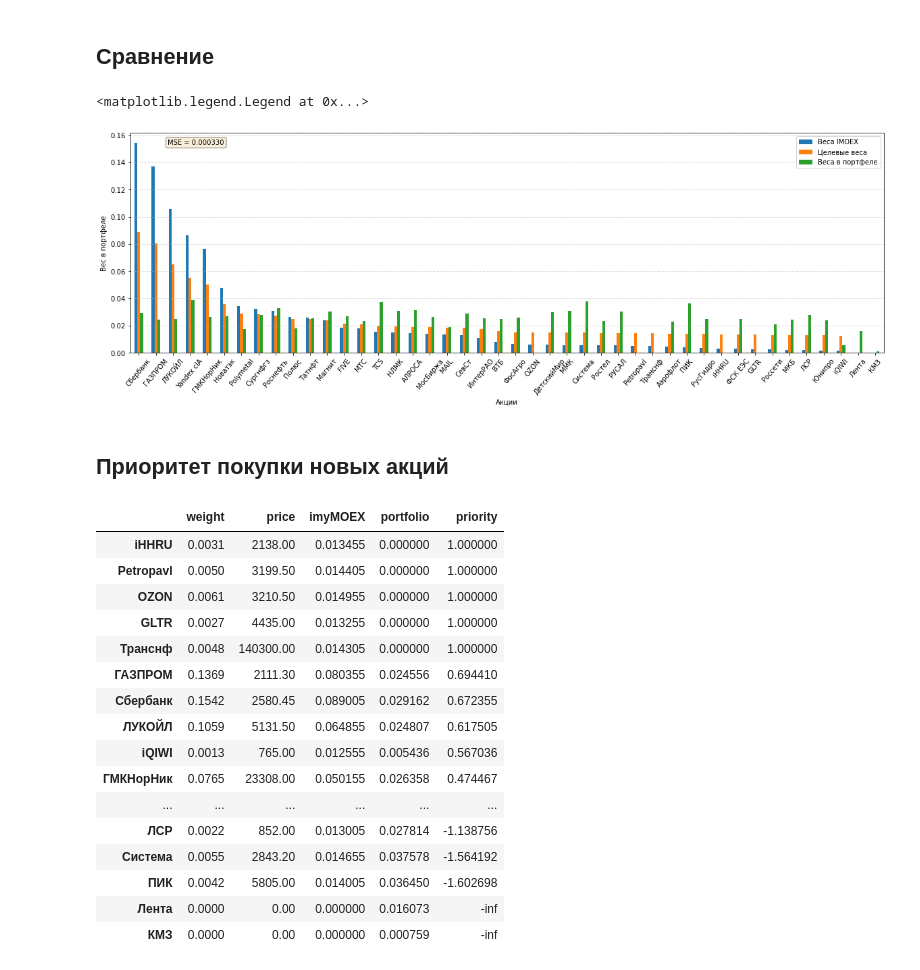
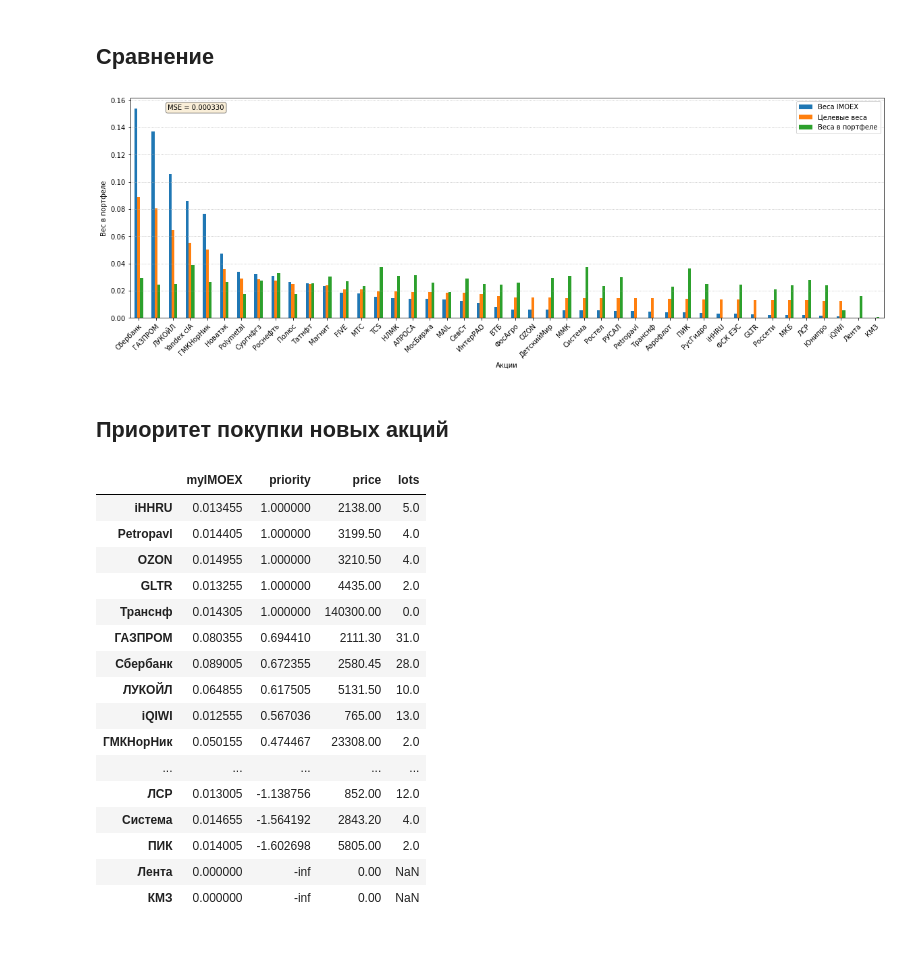
Before and after one commit to HexQuant/Investment-Analysis, a Jupyter notebook: manual_imoex_tracking.ipynb, the cells around one changed output. Saved outputs shown, nothing was run; the diff lists cells and outputs as text; code cells hidden in the pictures; blank space fills up the shorter version.

```diff
--- a/manual_imoex_tracking.ipynb
+++ b/manual_imoex_tracking.ipynb
@@ -57,7 +37,7 @@ https://iss.moex.com/iss/statistics/engines/stock/markets/index/analytics/IMOEX.
 # Расчитываем свой индекс
 $$w_i=\frac {\frac{1}{n} + W_i^{[IMOEX]}}{1+\sum_{k=1}^n{W_k^{[IMOEX]}}}$$
 # %%
-imoex['imyMOEX'] = (1/imoex['weight'].count()+ imoex['weight'])/(1+imoex['weight'].sum())
+imoex['myIMOEX'] = (1/imoex['weight'].count()+ imoex['weight'])/(1+imoex['weight'].sum())
 # %% [markdown]
 ## Загрузка портфеля
 # %%
@@ -113,19 +94,18 @@ imoex.fillna(0, inplace=True)
 # %% [markdown]
 ## Сравнение
 # %%
-m = imoex['imyMOEX']-imoex['portfolio']
+m = imoex['myIMOEX']-imoex['portfolio']
 mse = (m**2).mean()
 
-ax = imoex[['weight', 'imyMOEX', 'portfolio']].plot.bar(rot=50)
+ax = imoex[['weight', 'myIMOEX', 'portfolio']].plot.bar()
 ax.grid(axis='y', linestyle=':')
 props = dict(boxstyle='round', facecolor='wheat', alpha=0.5)
 ax.text(0.05, 0.97, f"MSE = {mse:0.6f}", transform=ax.transAxes, verticalalignment='top', bbox=props)
 ax.set_ylabel('Вес в портфеле')
 ax.set_xlabel('Акции')
-
-plt.legend(labels=['Веса IMOEX', 'Целевые веса', 'Веса в портфеле'])
+plt.setp(ax.xaxis.get_majorticklabels(), ha="right" , rotation=45, rotation_mode="anchor");
+plt.legend(labels=['Веса IMOEX', 'Целевые веса', 'Веса в портфеле']);
 # %% [output]
-<matplotlib.legend.Legend at 0x...>
-[figure, old version]
+[figure, new version]
 # %% [markdown]
 ## Приоритет покупки новых акций
@@ -134,20 +115,20 @@ imoex['priority'] = m/imoex['imyMOEX']
 # %%
-imoex.sort_values(by= ['priority','price'], ascending=[False, True])
+imoex.sort_values(by= ['priority','price'], ascending=[False, True])[['myIMOEX', 'priority','price', 'lots']]
 # %% [output]
-|  | weight | price | imyMOEX | portfolio | priority |
-| iHHRU | 0.0031 | 2138.00 | 0.013455 | 0.000000 | 1.000000 |
-| Petropavl | 0.0050 | 3199.50 | 0.014405 | 0.000000 | 1.000000 |
-| OZON | 0.0061 | 3210.50 | 0.014955 | 0.000000 | 1.000000 |
-| GLTR | 0.0027 | 4435.00 | 0.013255 | 0.000000 | 1.000000 |
-| Транснф | 0.0048 | 140300.00 | 0.014305 | 0.000000 | 1.000000 |
-| ГАЗПРОМ | 0.1369 | 2111.30 | 0.080355 | 0.024556 | 0.694410 |
-| Сбербанк | 0.1542 | 2580.45 | 0.089005 | 0.029162 | 0.672355 |
-| ЛУКОЙЛ | 0.1059 | 5131.50 | 0.064855 | 0.024807 | 0.617505 |
-| iQIWI | 0.0013 | 765.00 | 0.012555 | 0.005436 | 0.567036 |
-| ГМКНорНик | 0.0765 | 23308.00 | 0.050155 | 0.026358 | 0.474467 |
-| ... | ... | ... | ... | ... | ... |
-| ЛСР | 0.0022 | 852.00 | 0.013005 | 0.027814 | -1.138756 |
-| Система | 0.0055 | 2843.20 | 0.014655 | 0.037578 | -1.564192 |
-| ПИК | 0.0042 | 5805.00 | 0.014005 | 0.036450 | -1.602698 |
-| Лента | 0.0000 | 0.00 | 0.000000 | 0.016073 | -inf |
-| КМЗ | 0.0000 | 0.00 | 0.000000 | 0.000759 | -inf |
+|  | myIMOEX | priority | price | lots |
+| iHHRU | 0.013455 | 1.000000 | 2138.00 | 5.0 |
+| Petropavl | 0.014405 | 1.000000 | 3199.50 | 4.0 |
+| OZON | 0.014955 | 1.000000 | 3210.50 | 4.0 |
+| GLTR | 0.013255 | 1.000000 | 4435.00 | 2.0 |
+| Транснф | 0.014305 | 1.000000 | 140300.00 | 0.0 |
+| ГАЗПРОМ | 0.080355 | 0.694410 | 2111.30 | 31.0 |
+| Сбербанк | 0.089005 | 0.672355 | 2580.45 | 28.0 |
+| ЛУКОЙЛ | 0.064855 | 0.617505 | 5131.50 | 10.0 |
+| iQIWI | 0.012555 | 0.567036 | 765.00 | 13.0 |
+| ГМКНорНик | 0.050155 | 0.474467 | 23308.00 | 2.0 |
+| ... | ... | ... | ... | ... |
+| ЛСР | 0.013005 | -1.138756 | 852.00 | 12.0 |
+| Система | 0.014655 | -1.564192 | 2843.20 | 4.0 |
+| ПИК | 0.014005 | -1.602698 | 5805.00 | 2.0 |
+| Лента | 0.000000 | -inf | 0.00 | NaN |
+| КМЗ | 0.000000 | -inf | 0.00 | NaN |
```
Also changed, not shown: parts of 4 cells of this notebook.
